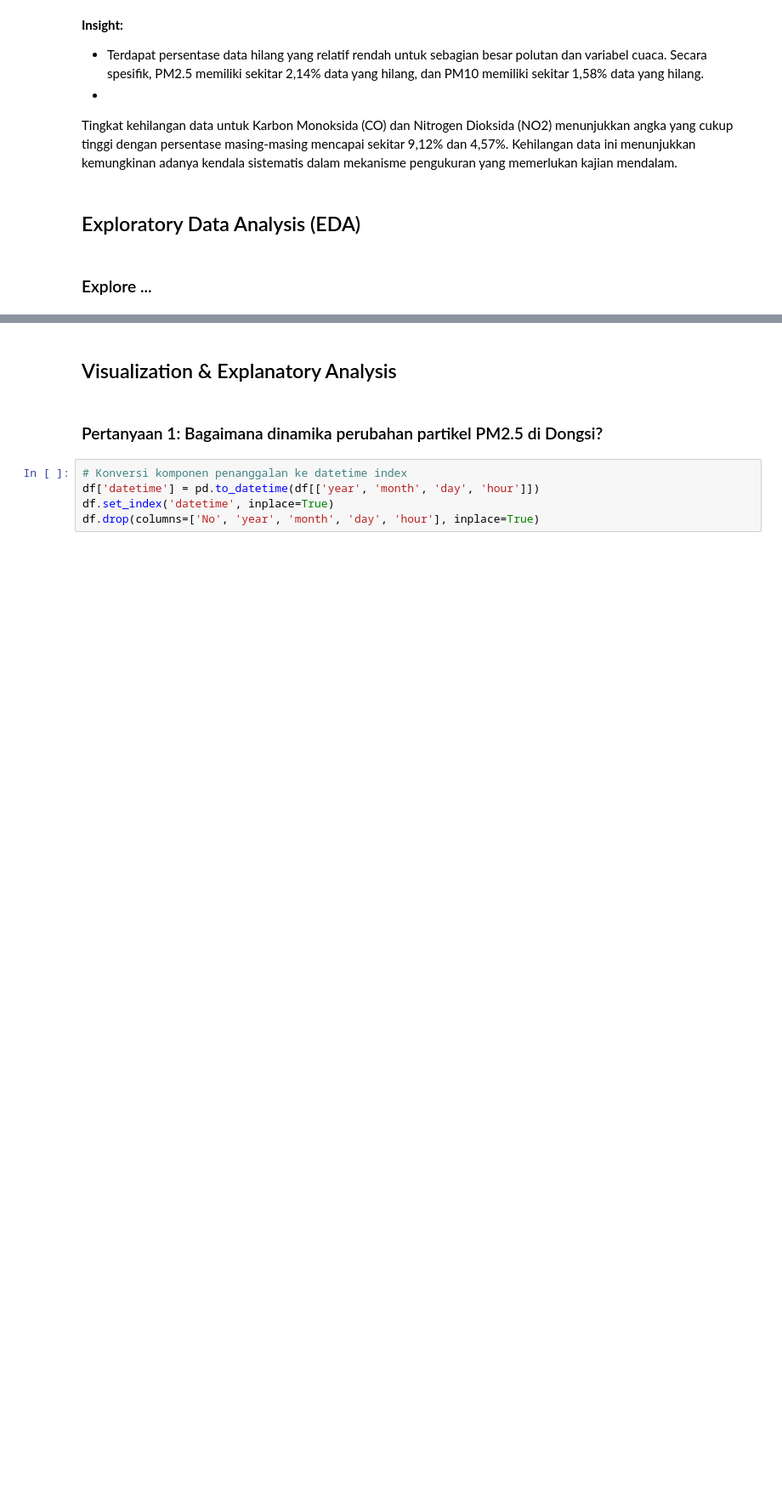
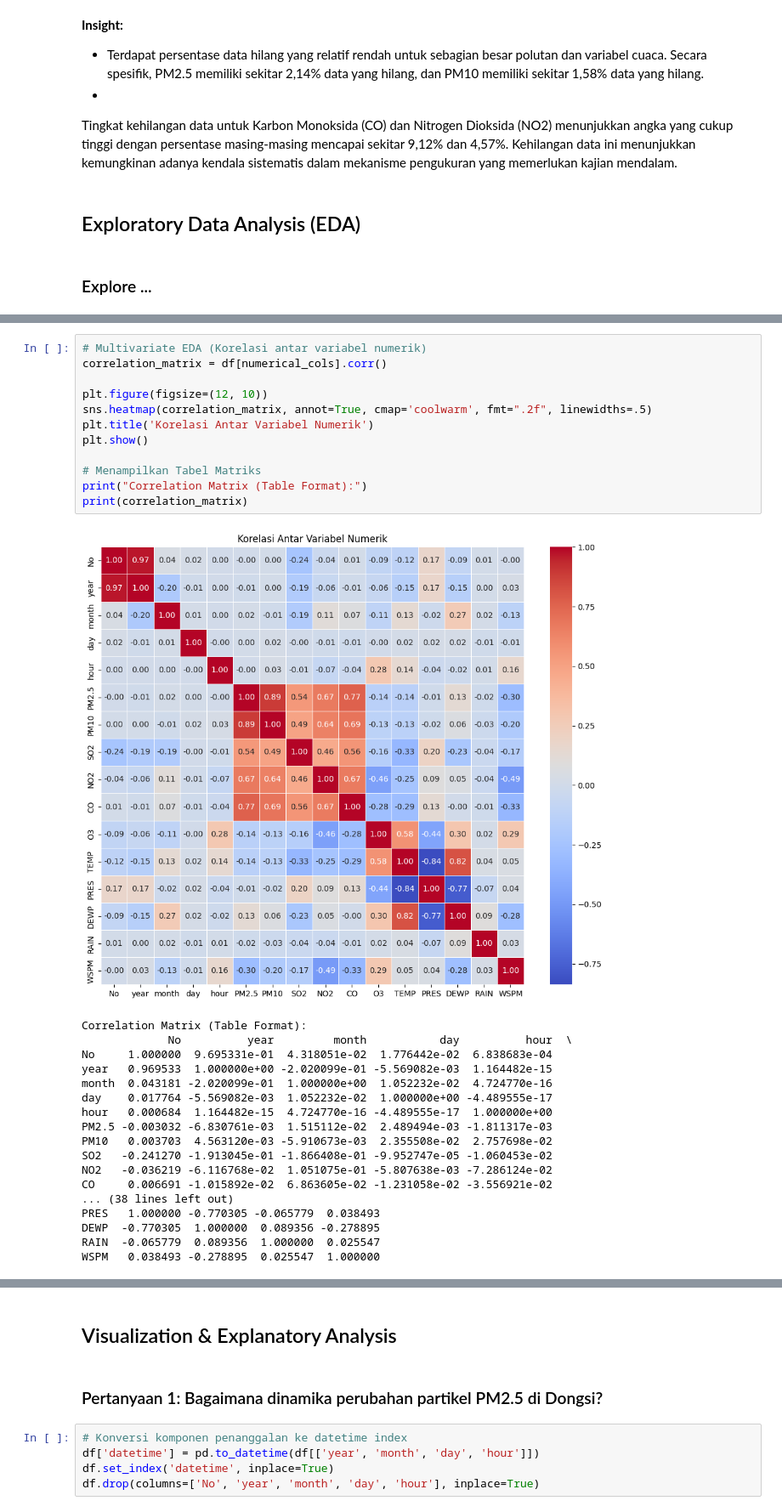
Before and after one commit to ahmeddiazr/Python-Data-Analysis, a Jupyter notebook: Air_Quality_Analysis.ipynb, the cells around one changed output, grey strips where cells are left out. Shown at 85% size. Cells and saved outputs as stored; diff of their text form; blank space fills up the shorter version.

```diff
--- a/Air_Quality_Analysis.ipynb
+++ b/Air_Quality_Analysis.ipynb
@@ -189,0 +329,31 @@ max       10.500000
+# %%
+# Multivariate EDA (Korelasi antar variabel numerik)
+correlation_matrix = df[numerical_cols].corr()
+
+plt.figure(figsize=(12, 10))
+sns.heatmap(correlation_matrix, annot=True, cmap='coolwarm', fmt=".2f", linewidths=.5)
+plt.title('Korelasi Antar Variabel Numerik')
+plt.show()
+
+# Menampilkan Tabel Matriks
+print("Correlation Matrix (Table Format):")
+print(correlation_matrix)
+# %% [output]
+[figure, added]
+Correlation Matrix (Table Format):
+             No          year         month           day          hour  \
+No     1.000000  9.695331e-01  4.318051e-02  1.776442e-02  6.838683e-04
+year   0.969533  1.000000e+00 -2.020099e-01 -5.569082e-03  1.164482e-15
+month  0.043181 -2.020099e-01  1.000000e+00  1.052232e-02  4.724770e-16
+day    0.017764 -5.569082e-03  1.052232e-02  1.000000e+00 -4.489555e-17
+hour   0.000684  1.164482e-15  4.724770e-16 -4.489555e-17  1.000000e+00
+PM2.5 -0.003032 -6.830761e-03  1.515112e-02  2.489494e-03 -1.811317e-03
+PM10   0.003703  4.563120e-03 -5.910673e-03  2.355508e-02  2.757698e-02
+SO2   -0.241270 -1.913045e-01 -1.866408e-01 -9.952747e-05 -1.060453e-02
+NO2   -0.036219 -6.116768e-02  1.051075e-01 -5.807638e-03 -7.286124e-02
+CO     0.006691 -1.015892e-02  6.863605e-02 -1.231058e-02 -3.556921e-02
+... (38 lines left out)
+PRES   1.000000 -0.770305 -0.065779  0.038493
+DEWP  -0.770305  1.000000  0.089356 -0.278895
+RAIN  -0.065779  0.089356  1.000000  0.025547
+WSPM   0.038493 -0.278895  0.025547  1.000000
```
Also changed, not shown: parts of 6 cells of this notebook.
